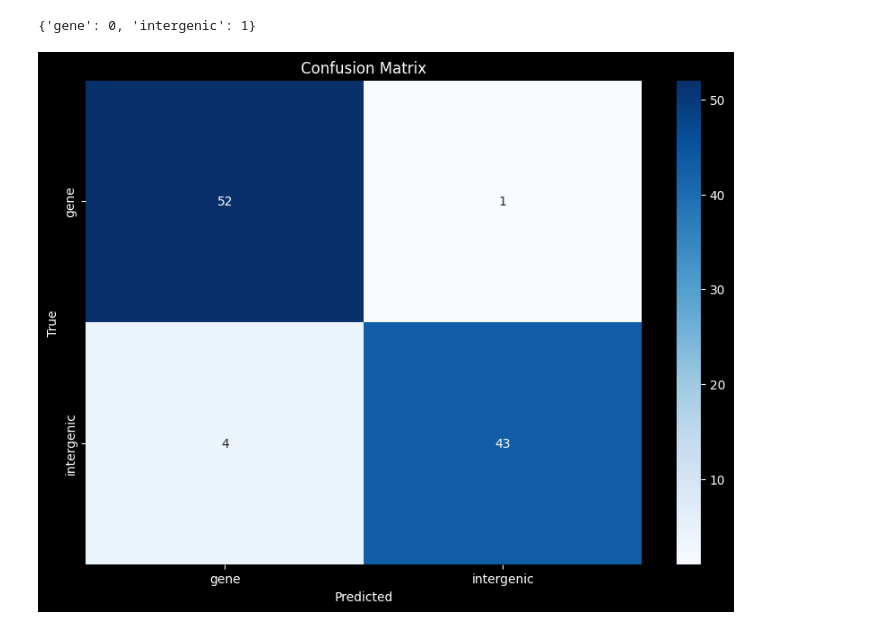
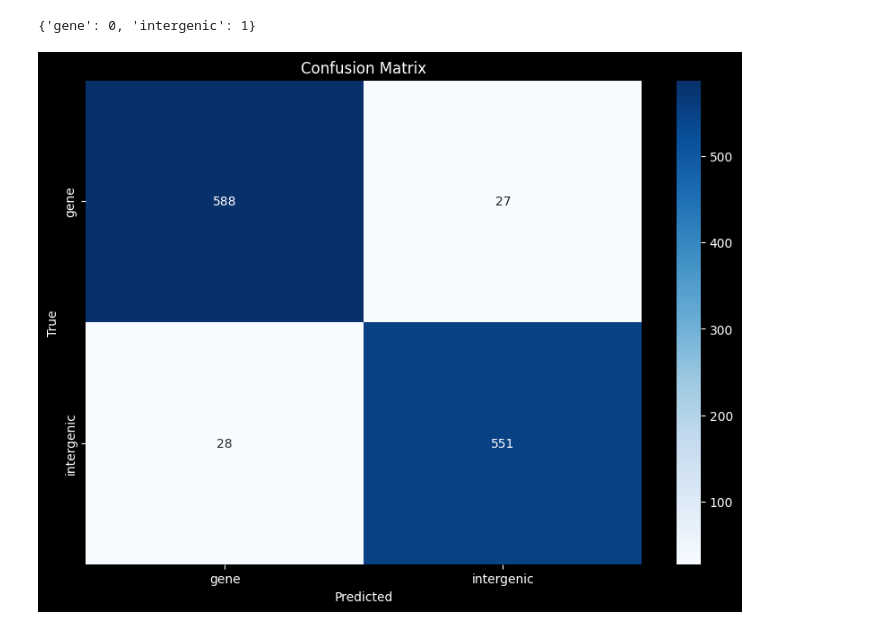
Before and after one commit to LeonardoAPP/hyena-dna, a Jupyter notebook: a_thaliana_gene-intergenic_seq_cls.ipynb, the cells around one changed output. Drawn from its saved outputs; the diff is of its cells as text; code cells hidden in the pictures.

```diff
--- a/a_thaliana_gene-intergenic_seq_cls.ipynb
+++ b/a_thaliana_gene-intergenic_seq_cls.ipynb
@@ -192,6 +197,7 @@ fa_file_path = 'data/A.Thaliana/TAIR10_mod.fna'
 # Other dataset settings
 use_padding = True
 rc_aug = True  # reverse complement augmentation
+rand_aug = True # random extension for intergenic regions less than max_length
 add_eos = False  # add end of sentence token
 # Training settings
 num_epochs = 5  # ~5 seems fine
@@ -624,37 +584,2 @@ If your task is similar to the task the model of the checkpoint was trained on,
 # %% [markdown]
 ### Evaluate the model on validation data
-# %%
-import numpy as np
-import torch
-
-# Verifica si hay una GPU disponible
-device = torch.device("cuda" if torch.cuda.is_available() else "cpu")
-print("Usando dispositivo:", device)
-
-# Get a sample of test data
-np.random.seed(42)
-idx = np.random.randint(0, len(subset_val), 100)
-
-data = torch.stack([subset_val[i]["input_ids"] for i in idx])
-target = torch.stack([subset_val[i]["labels"] for i in idx])
-data, target = data.to(device), target.to(device)
-
-# Set the model to evaluation mode and disable gradient computation
-model.eval()
-with torch.no_grad():
-    output = model(data)
-
-def loss_fn(output, target):
-    return torch.nn.functional.cross_entropy(output, target)
-
-# Calculate the loss
-loss = loss_fn(output["logits"], target.squeeze())
-
-# Get the predicted class
-pred = output["logits"].argmax(dim=1, keepdim=True)
-
-# Calculate accuracy
-correct = pred.eq(target.view_as(pred)).sum().item()
-accuracy = 100. * correct / len(target)
-
-print(f'Loss: {loss.item():.4f}, Accuracy: {accuracy:.2f}%')
@@ -668,22 +666,18 @@ ds_val.label_dict
 # %%
 import seaborn as sns
 from sklearn.metrics import confusion_matrix
 
 import matplotlib.pyplot as plt
 
-# Convert tensors to numpy arrays
-pred_np = pred.cpu().numpy()
-target_np = target.cpu().numpy()
-
 # Compute confusion matrix
-cm = confusion_matrix(target_np, pred_np)
+cm = confusion_matrix(target, pred)
 
 # Plot confusion matrix
 plt.figure(figsize=(10, 7))
 sns.heatmap(cm, annot=True, fmt='d', cmap='Blues', xticklabels=['gene', 'intergenic'], yticklabels=['gene', 'intergenic'])
 plt.xlabel('Predicted')
 plt.ylabel('True')
 plt.title('Confusion Matrix')
 plt.show()
 # %% [output]
-[figure, old version]
+[figure, new version]
```
Also changed, not shown: parts of 32 cells of this notebook.
